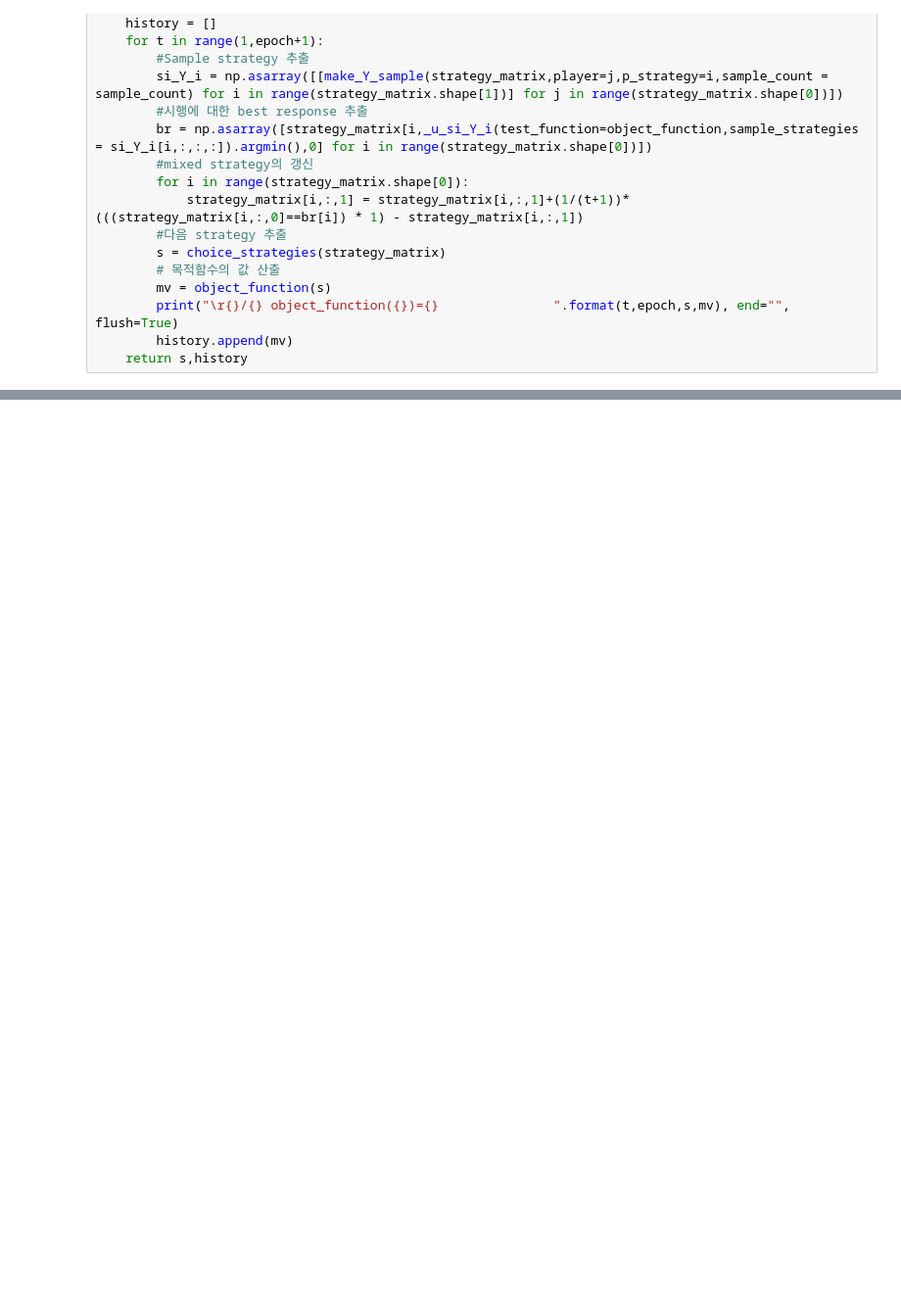
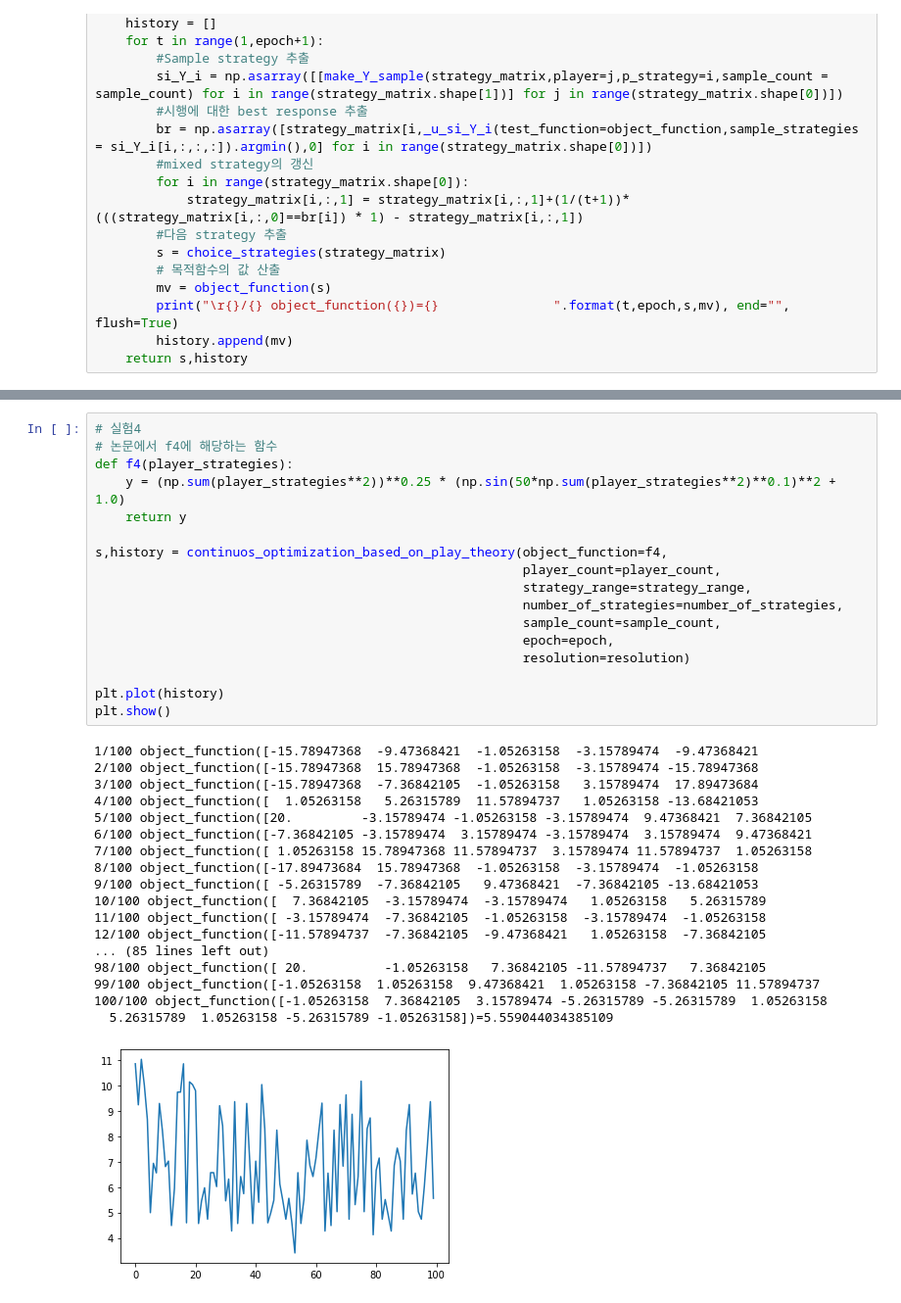
Before and after one commit to dolmani38/nash_loss, a Jupyter notebook: A_Continuos_Optimization_Algorithm_based_on_Fictitious_Play_Theory.ipynb, the cells around one changed output, grey strips where cells are left out. Shown: that part at 98% size. Saved outputs shown, nothing was run; the diff lists cells and outputs as text; blank space fills up the shorter version.

```diff
--- a/A_Continuos_Optimization_Algorithm_based_on_Fictitious_Play_Theory.ipynb
+++ b/A_Continuos_Optimization_Algorithm_based_on_Fictitious_Play_Theory.ipynb
@@ -325,0 +385,36 @@ plt.show()
+# %%
+# 실험4
+# 논문에서 f4에 해당하는 함수
+def f4(player_strategies):
+    y = (np.sum(player_strategies**2))**0.25 * (np.sin(50*np.sum(player_strategies**2)**0.1)**2 + 1.0)
+    return y
+
+s,history = continuos_optimization_based_on_play_theory(object_function=f4,
+                                                        player_count=player_count,
+                                                        strategy_range=strategy_range,
+                                                        number_of_strategies=number_of_strategies,
+                                                        sample_count=sample_count,
+                                                        epoch=epoch,
+                                                        resolution=resolution)
+
+plt.plot(history)
+plt.show()
+# %% [output]
+1/100 object_function([-15.78947368  -9.47368421  -1.05263158  -3.15789474  -9.47368421
+2/100 object_function([-15.78947368  15.78947368  -1.05263158  -3.15789474 -15.78947368
+3/100 object_function([-15.78947368  -7.36842105  -1.05263158   3.15789474  17.89473684
+4/100 object_function([  1.05263158   5.26315789  11.57894737   1.05263158 -13.68421053
+5/100 object_function([20.         -3.15789474 -1.05263158 -3.15789474  9.47368421  7.36842105
+6/100 object_function([-7.36842105 -3.15789474  3.15789474 -3.15789474  3.15789474  9.47368421
+7/100 object_function([ 1.05263158 15.78947368 11.57894737  3.15789474 11.57894737  1.05263158
+8/100 object_function([-17.89473684  15.78947368  -1.05263158  -3.15789474  -1.05263158
+9/100 object_function([ -5.26315789  -7.36842105   9.47368421  -7.36842105 -13.68421053
+10/100 object_function([  7.36842105  -3.15789474  -3.15789474   1.05263158   5.26315789
+11/100 object_function([ -3.15789474  -7.36842105  -1.05263158  -3.15789474  -1.05263158
+12/100 object_function([-11.57894737  -7.36842105  -9.47368421   1.05263158  -7.36842105
+... (85 lines left out)
+98/100 object_function([ 20.          -1.05263158   7.36842105 -11.57894737   7.36842105
+99/100 object_function([-1.05263158  1.05263158  9.47368421  1.05263158 -7.36842105 11.57894737
+100/100 object_function([-1.05263158  7.36842105  3.15789474 -5.26315789 -5.26315789  1.05263158
+  5.26315789  1.05263158 -5.26315789 -1.05263158])=5.559044034385109
+[figure, added]
```
Also changed, not shown: parts of 15 cells of this notebook.
